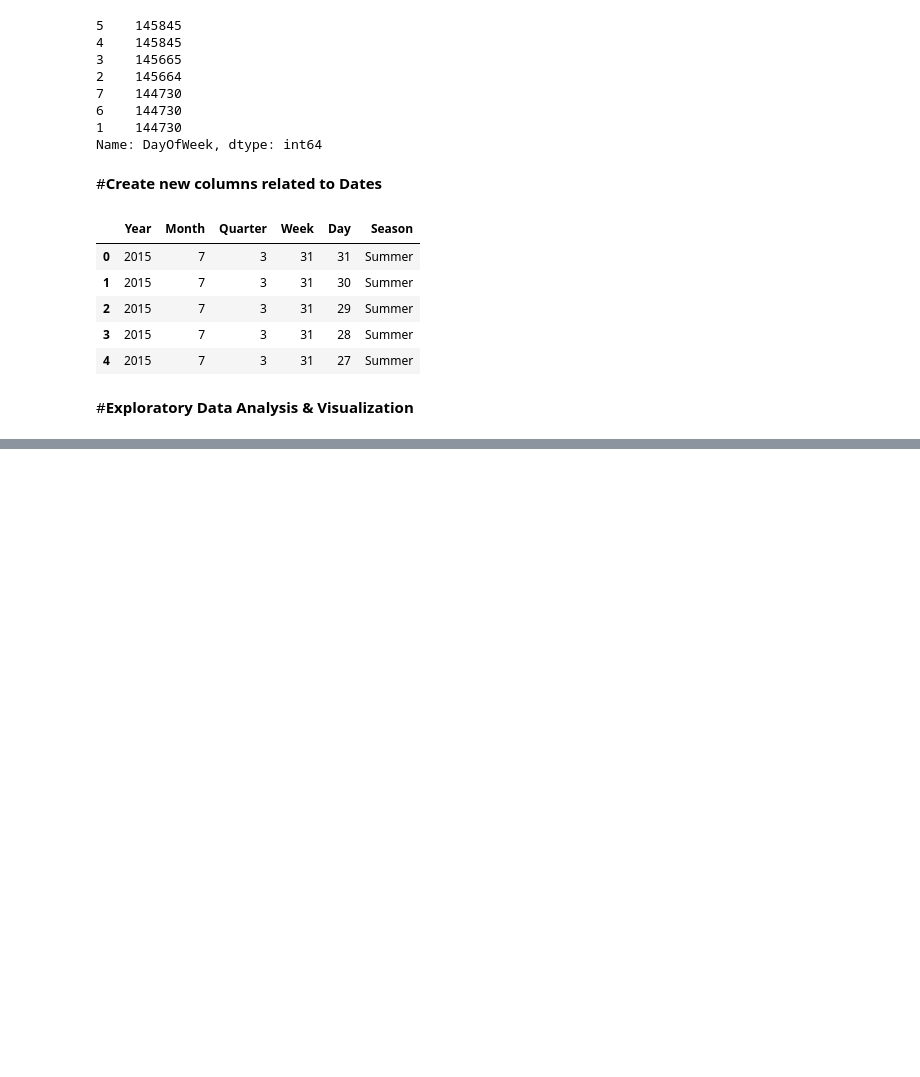
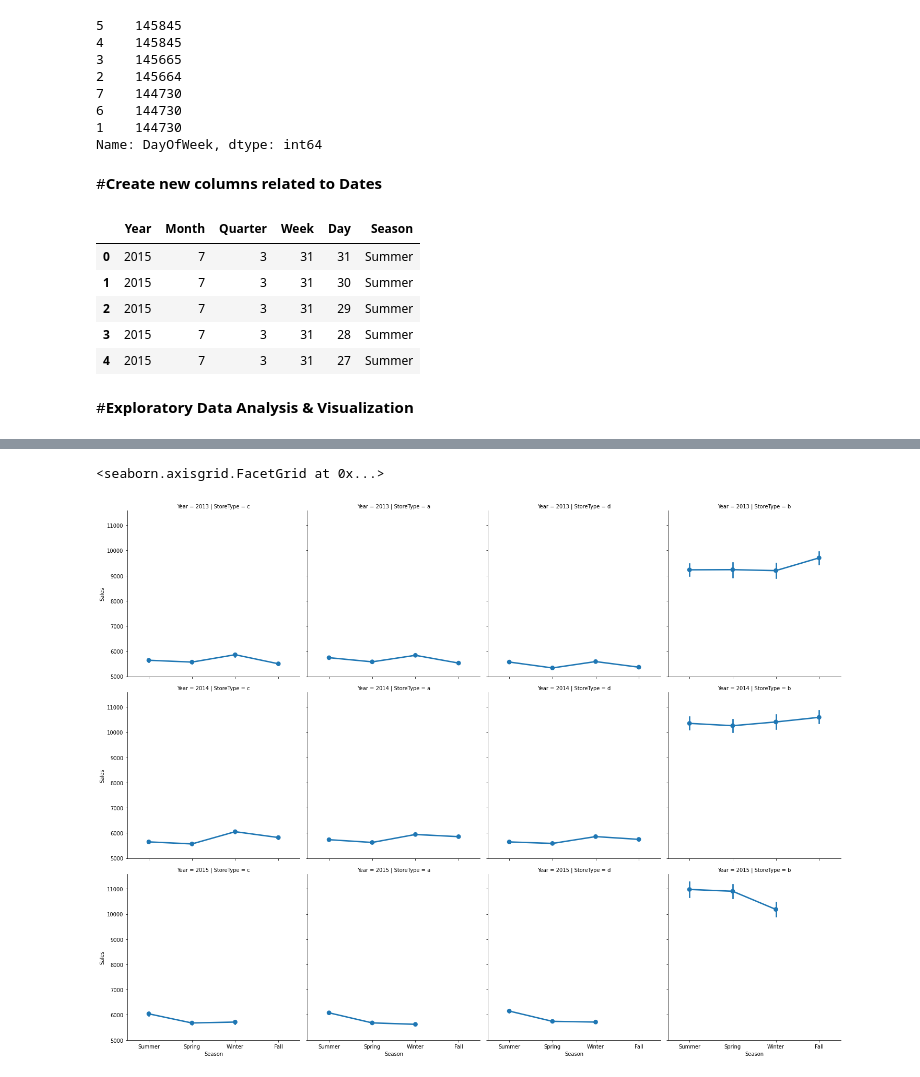
Before and after one commit to Team-AlmaBetter/Retail-Sales-Prediction, a Jupyter notebook: Rossmann_Sales_Prediction_Capstone_Project.ipynb, the cells around one changed output, grey strips where cells are left out. Cells and saved outputs as stored; diff of their text form; code cells hidden in the pictures; blank space fills up the shorter version.

```diff
--- a/Rossmann_Sales_Prediction_Capstone_Project.ipynb
+++ b/Rossmann_Sales_Prediction_Capstone_Project.ipynb
@@ -161,0 +296,8 @@ data.iloc[:,-6:].head()
+# %%
+# Sales trend over the seasons and year
+sns.factorplot(data = data, x ="Season", y = "Sales",
+               col = 'StoreType',
+               row = "Year")
+# %% [output]
+<seaborn.axisgrid.FacetGrid at 0x...>
+[figure, added]
```
Also changed, not shown: parts of 14 cells of this notebook.
